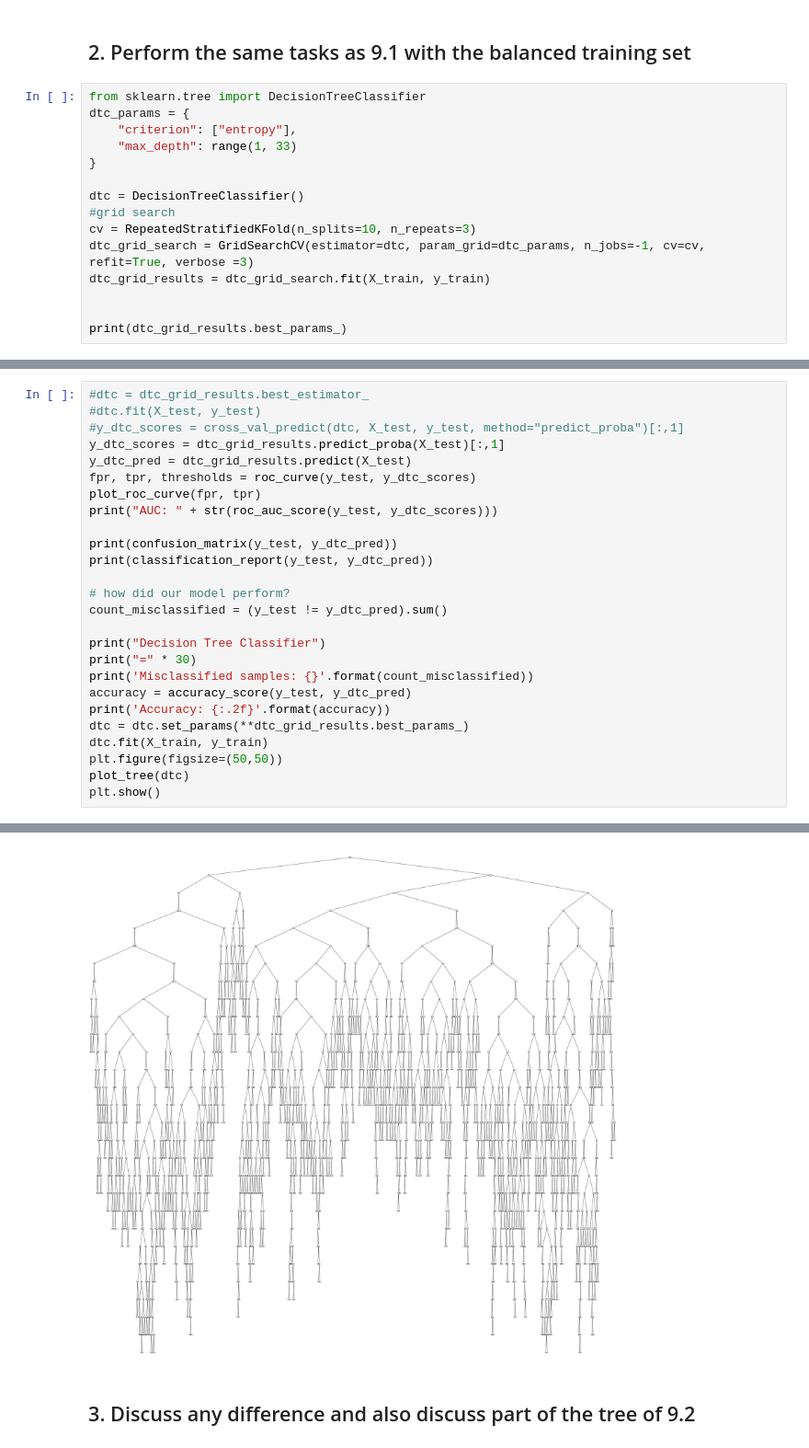
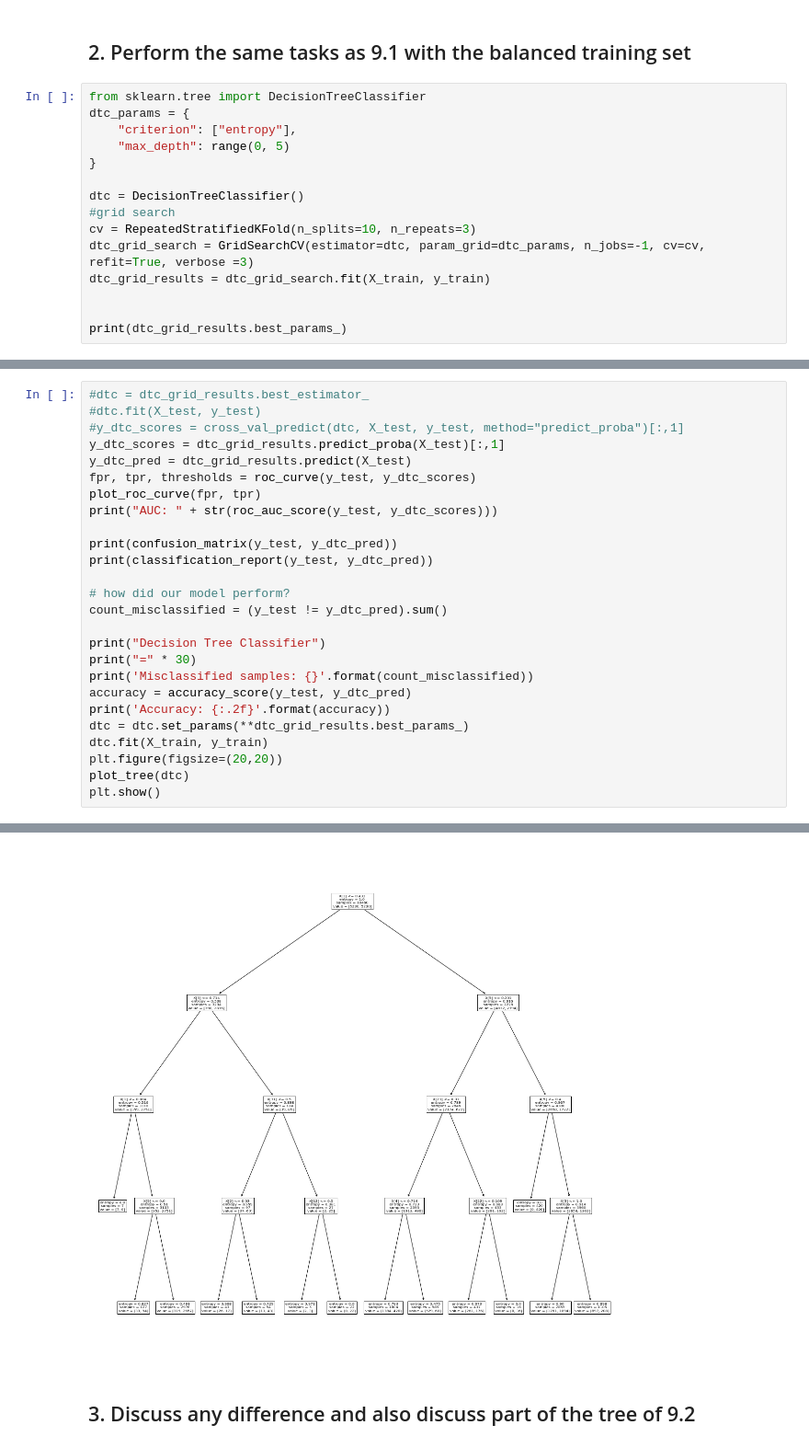
Before and after one commit to jmazor/Machine-A3, a Jupyter notebook: Mazor-A3.ipynb, the cells around one changed output, grey strips where cells are left out. Shown at 92% size. Saved outputs shown, nothing was run; the diff lists cells and outputs as text.

```diff
--- a/Mazor-A3.ipynb
+++ b/Mazor-A3.ipynb
@@ -1016,7 +1013,7 @@ Accuracy: 0.86
 from sklearn.tree import DecisionTreeClassifier
 dtc_params = {
     "criterion": ["entropy"],
-    "max_depth": range(1, 33)
+    "max_depth": range(0, 5)
 }
 
 dtc = DecisionTreeClassifier()
@@ -1057,7 +1053,7 @@ accuracy = accuracy_score(y_test, y_dtc_pred)
 print('Accuracy: {:.2f}'.format(accuracy))
 dtc = dtc.set_params(**dtc_grid_results.best_params_)
 dtc.fit(X_train, y_train)
-plt.figure(figsize=(50,50))
+plt.figure(figsize=(20,20))
 plot_tree(dtc)
 plt.show()
 # %% [output]
@@ -1081,3 +1077,3 @@ Accuracy: 0.76
-[figure, old version]
+[figure, new version]
 # %% [markdown]
 ## 3. Discuss any difference and also discuss part of the tree of 9.2
```
Also changed, not shown: parts of 36 cells of this notebook.
